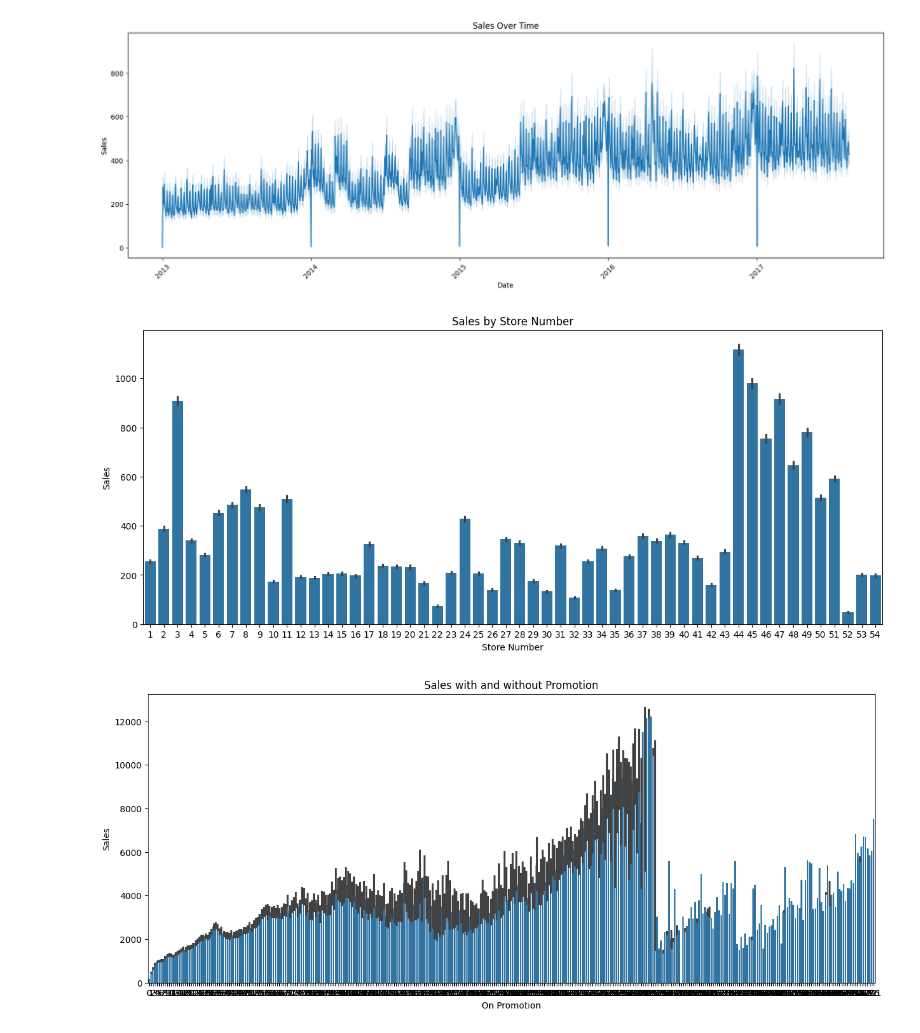
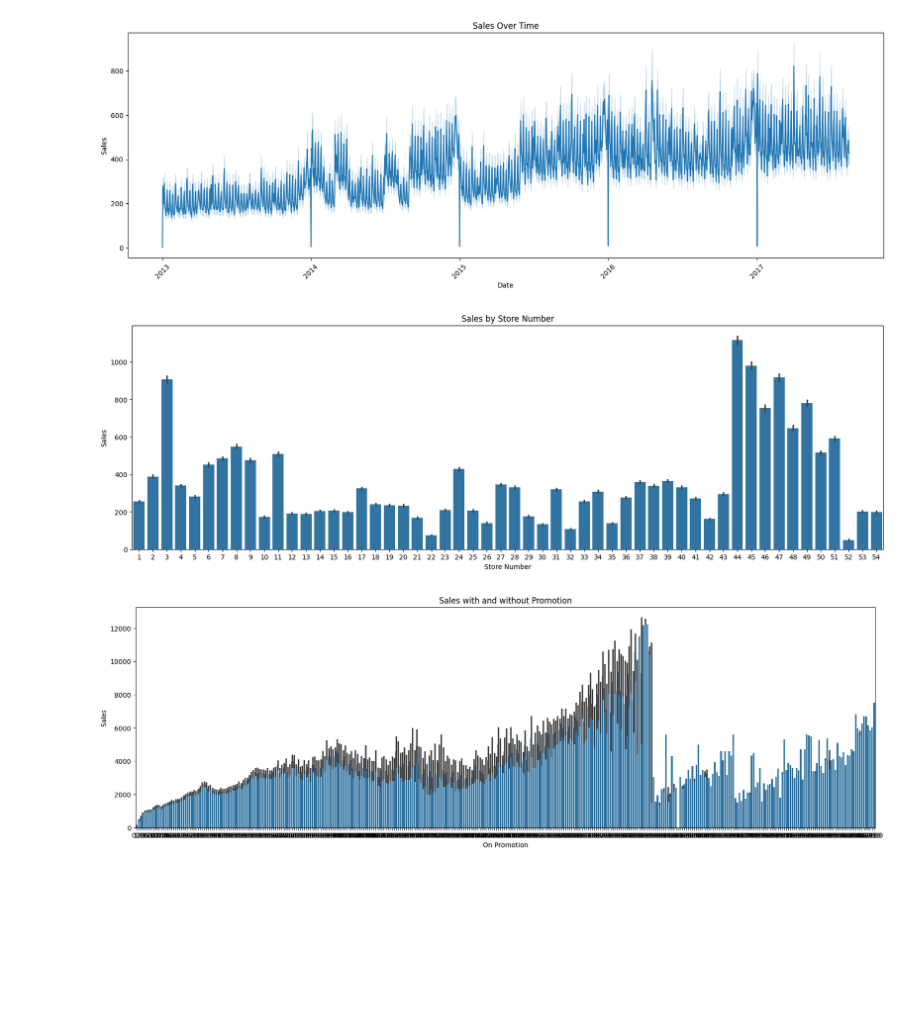
Before and after one commit to wamathaiwandeto/Time-Series-Regression-Analysis, a Jupyter notebook: notebooks/notebook.ipynb, the cells around one changed output. Saved outputs shown, nothing was run; the diff lists cells and outputs as text; code cells hidden in the pictures; blank space fills up the shorter version.

```diff
--- a/notebooks/notebook.ipynb
+++ b/notebooks/notebook.ipynb
@@ -315,0 +339,13 @@ memory usage: 137.4+ MB
+# %%
+#extracting the store numbers and families
+stores = df_train['store_nbr'].unique()
+families = df_train['family'].unique()
+print(f'There are {stores.size} unique stores and {families.size} unique family groups')
+
+#Creating data for the missing days.
+missing_data = product(missing_days, stores, families) #use itertools product method to create data for each store and family on each date.
+
+#convert to a dataframe and set date as index
+missing_df = pd.DataFrame(missing_data, columns=['date','store_nbr','family']).set_index('date')
+missing_df.info()
+missing_df
@@ -315,0 +377,7 @@ memory usage: 137.4+ MB
+# %%
+# Concatenate missing_df with df_train
+df_train = pd.concat([df_train, missing_df])
+# Sort the DataFrame by date
+# %%
+df_train = df_train.sort_values('date')
+df_train.info()
@@ -315,0 +398,2 @@ memory usage: 137.4+ MB
+# %%
+df_train = df_train.drop(columns=['id'])
@@ -336,21 +429,21 @@ plt.show()
 [figure]
 # %%
 # Sales by Store Number
-plt.figure(figsize=(15, 6))
+plt.figure(figsize=(20, 6))
 sns.barplot(data=df_train, x='store_nbr', y='sales')
 plt.title('Sales by Store Number')
 plt.xlabel('Store Number')
 plt.ylabel('Sales')
 plt.show()
 # %% [output]
-[figure, old version]
+[figure, new version]
 # %%
 # On Promotion Analysis
-plt.figure(figsize=(15, 6))
+plt.figure(figsize=(20, 6))
 sns.barplot(data=df_train, x='onpromotion', y='sales')
 plt.title('Sales with and without Promotion')
 plt.xlabel('On Promotion')
 plt.ylabel('Sales')
 plt.show()
 # %% [output]
-[figure, old version]
+[figure, new version]
```
Also changed, not shown: parts of 5 cells of this notebook.
